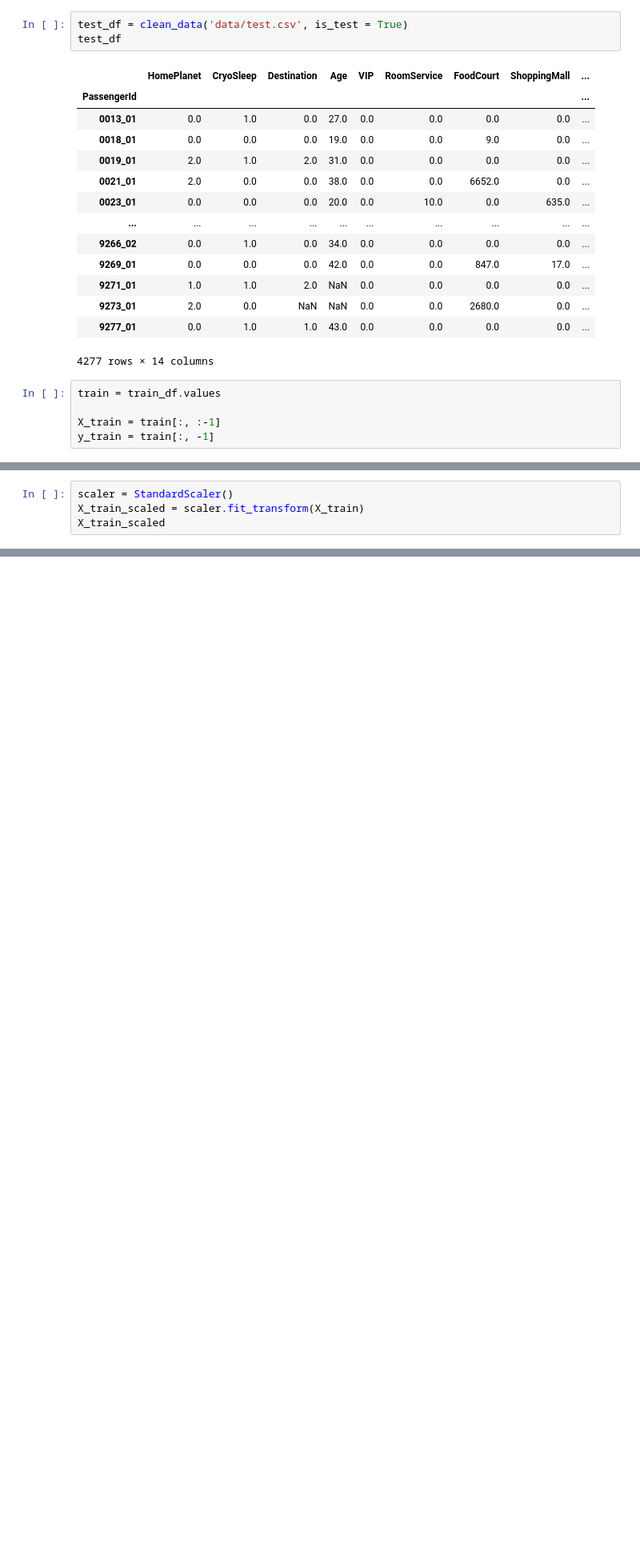
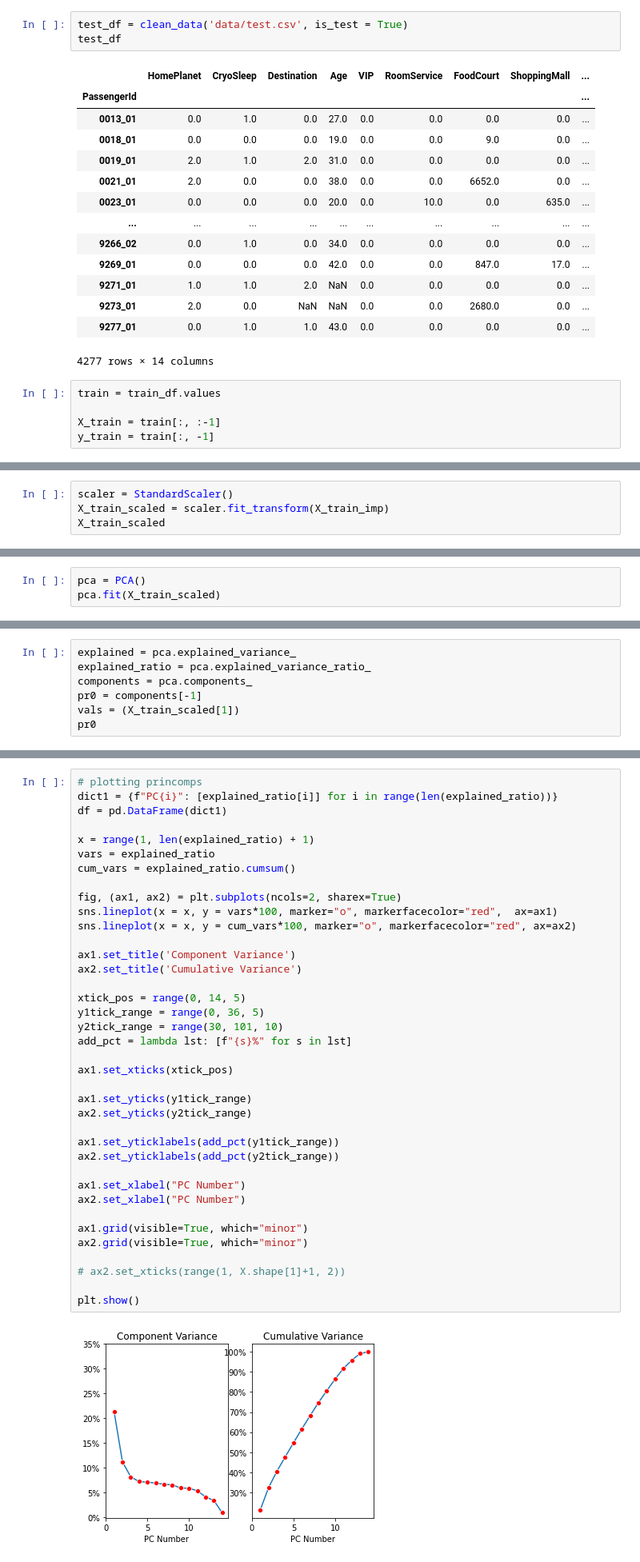
Before and after one commit to Joshua-Elms/kaggle, a Jupyter notebook: first_attempt.ipynb, the cells around one changed output, grey strips where cells are left out. Shown at 80% size. Saved outputs shown, nothing was run; the diff lists cells and outputs as text; blank space fills up the shorter version.

```diff
--- a/first_attempt.ipynb
+++ b/first_attempt.ipynb
@@ -104,5 +103,5 @@ X_train_imp = knn_imp.fit_transform(X_train)
 # %%
 scaler = StandardScaler()
-X_train_scaled = scaler.fit_transform(X_train)
+X_train_scaled = scaler.fit_transform(X_train_imp)
 X_train_scaled
 # %% [output]
@@ -121,0 +121,3 @@ array([[ 1.53406268, -0.74724474, -0.62974294, ..., -1.8589168 ,
+# %%
+pca = PCA()
+pca.fit(X_train_scaled)
@@ -121,0 +126,7 @@ array([[ 1.53406268, -0.74724474, -0.62974294, ..., -1.8589168 ,
+# %%
+explained = pca.explained_variance_
+explained_ratio = pca.explained_variance_ratio_
+components = pca.components_
+pr0 = components[-1]
+vals = (X_train_scaled[1])
+pr0
@@ -121,0 +137,40 @@ array([[ 1.53406268, -0.74724474, -0.62974294, ..., -1.8589168 ,
+# %%
+# plotting princomps
+dict1 = {f"PC{i}": [explained_ratio[i]] for i in range(len(explained_ratio))}
+df = pd.DataFrame(dict1)
+
+x = range(1, len(explained_ratio) + 1)
+vars = explained_ratio
+cum_vars = explained_ratio.cumsum()
+
+fig, (ax1, ax2) = plt.subplots(ncols=2, sharex=True)
+sns.lineplot(x = x, y = vars*100, marker="o", markerfacecolor="red",  ax=ax1)
+sns.lineplot(x = x, y = cum_vars*100, marker="o", markerfacecolor="red", ax=ax2)
+
+ax1.set_title('Component Variance')
+ax2.set_title('Cumulative Variance')
+
+xtick_pos = range(0, 14, 5)
+y1tick_range = range(0, 36, 5)
+y2tick_range = range(30, 101, 10)
+add_pct = lambda lst: [f"{s}%" for s in lst]
+
+ax1.set_xticks(xtick_pos)
+
+ax1.set_yticks(y1tick_range)
+ax2.set_yticks(y2tick_range)
+
+ax1.set_yticklabels(add_pct(y1tick_range))
+ax2.set_yticklabels(add_pct(y2tick_range))
+
+ax1.set_xlabel("PC Number")
+ax2.set_xlabel("PC Number")
+
+ax1.grid(visible=True, which="minor")
+ax2.grid(visible=True, which="minor")
+
+# ax2.set_xticks(range(1, X.shape[1]+1, 2))
+
+plt.show()
+# %% [output]
+[figure, added]
```
Also changed, not shown: parts of 10 cells of this notebook, 2 other files.
